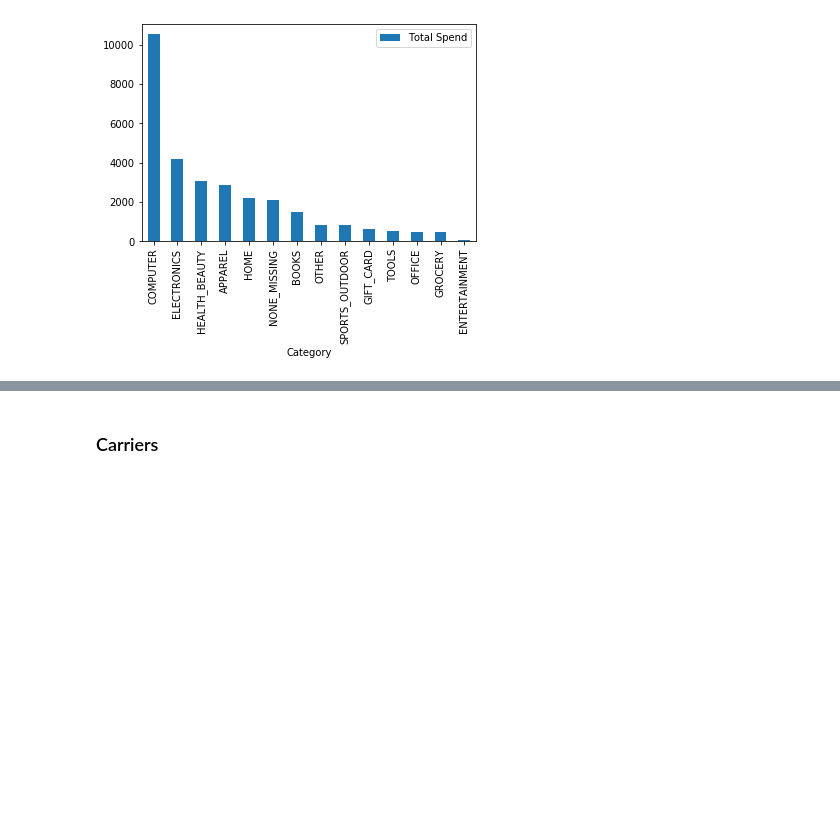
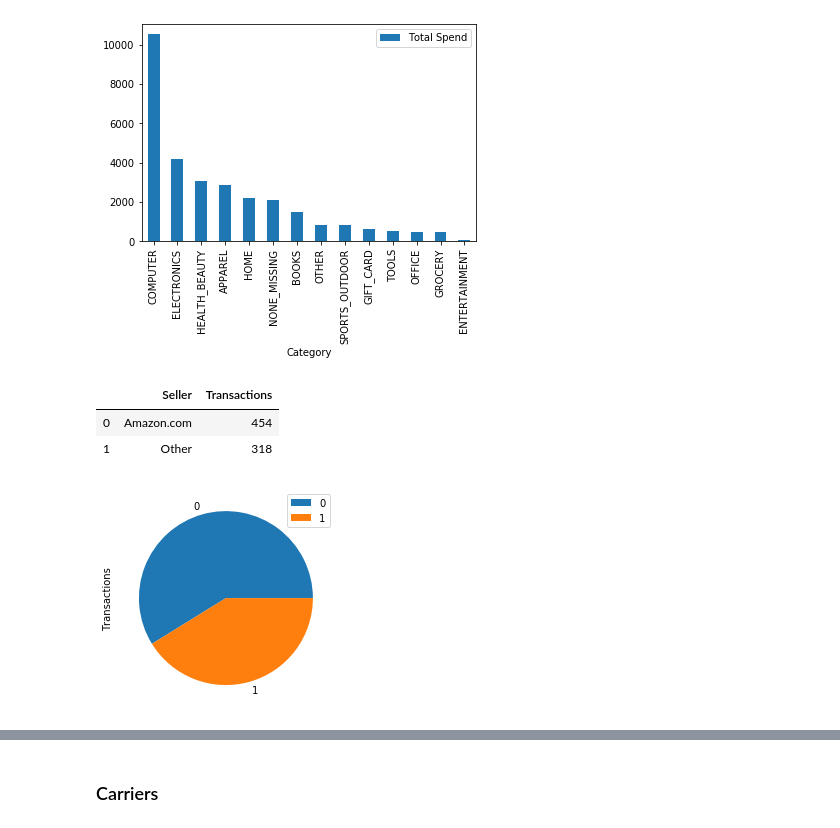
Before and after one commit to AmitSamra/DataEngineering.Labs.AirflowProject, a Jupyter notebook: data/amazon_visualization.ipynb, the cells around one changed output, grey strips where cells are left out. Drawn from its saved outputs; the diff is of its cells as text; code cells hidden in the pictures; blank space fills up the shorter version.

Commit message:
Added value counts

```diff
--- a/data/amazon_visualization.ipynb
+++ b/data/amazon_visualization.ipynb
@@ -141,3 +161,27 @@ df_con_total_spend_cat['Total Spend'] = df_con_total_spend_cat['Total Spend'].as
 plot_df_con_total_spend_cat = df_con_total_spend_cat.plot.bar(x=0, y=1, rot = 90)
 # %% [output]
 [figure]
+# %%
+con_seller_share = connection.execute('''
+(SELECT seller, count(*)
+FROM amazon.amazon_purchases
+WHERE seller = 'Amazon.com'
+GROUP BY seller)
+UNION ALL
+SELECT 'Other', count(*)
+FROM amazon.amazon_purchases
+WHERE seller != 'Amazon.com'
+''')
+
+data_con_seller_share = [row for row in con_seller_share]
+df_con_seller_share = pd.DataFrame.from_records(data_con_seller_share)
+df_con_seller_share.columns = ['Seller','Transactions']
+df_con_seller_share
+# %% [output]
+|  | Seller | Transactions |
+| 0 | Amazon.com | 454 |
+| 1 | Other | 318 |
+# %%
+plot_df_con_seller_share = df_con_seller_share.plot.pie(x=0, y=1, rot = 90)
+# %% [output]
+[figure, added]
```
Also changed, not shown: parts of 11 cells of this notebook, 1 other file.
